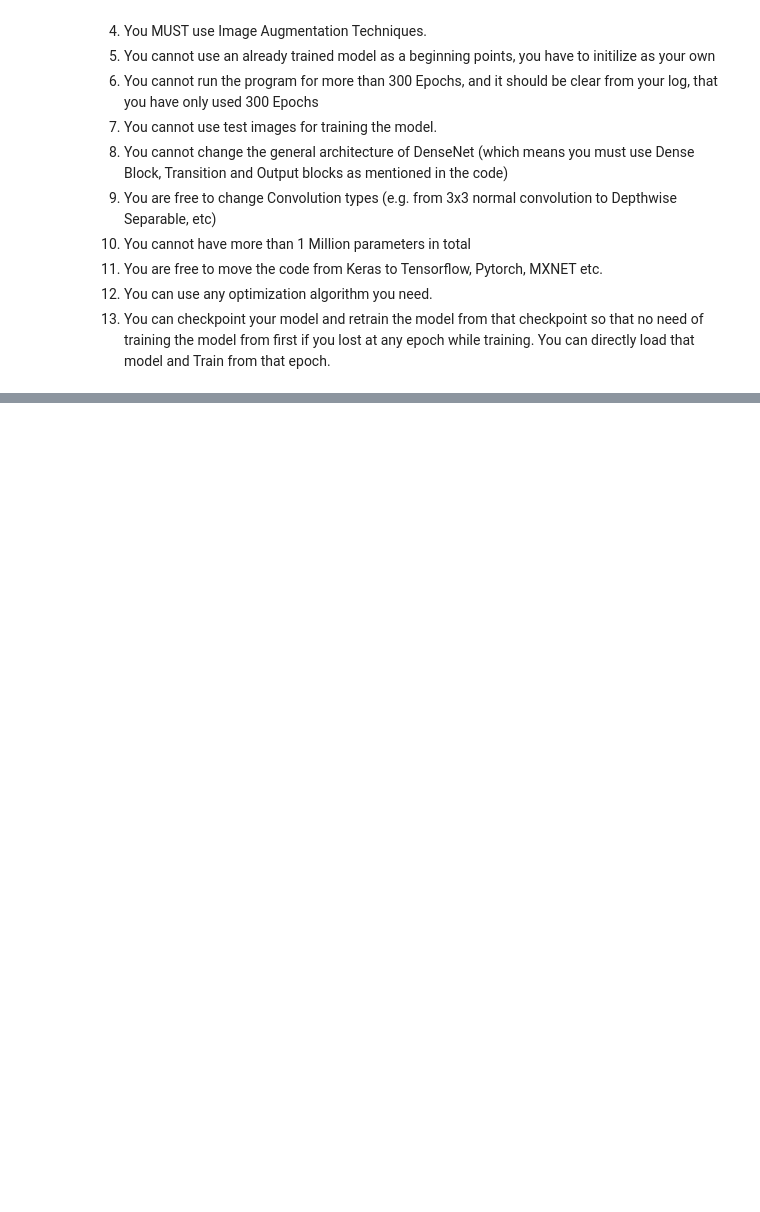
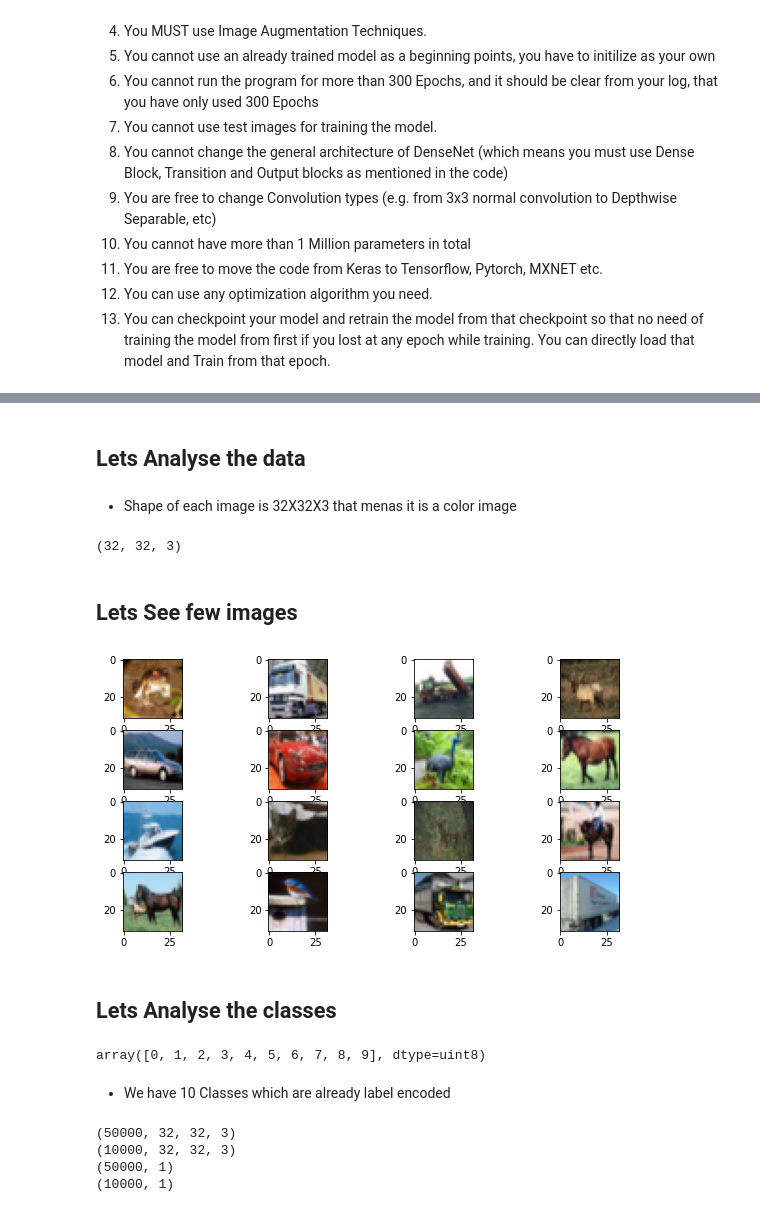
Before and after one commit to skurnapally/Assignments, a Jupyter notebook: CIFR Assignment files/CNN on CIFR Assignment.ipynb, the cells around one changed output, grey strips where cells are left out. Drawn from its saved outputs; the diff is of its cells as text; code cells hidden in the pictures; blank space fills up the shorter version.

```diff
--- a/CIFR Assignment files/CNN on CIFR Assignment.ipynb
+++ b/CIFR Assignment files/CNN on CIFR Assignment.ipynb
@@ -16,0 +51,4 @@
+# %%
+# Load CIFAR10 Data
+(X_train, y_train), (X_test, y_test) = tf.keras.datasets.cifar10.load_data()
+img_height, img_width, channel = X_train.shape[1],X_train.shape[2],X_train.shape[3]
@@ -16,0 +58,29 @@
+# %% [markdown]
+## Lets Analyse the data
+# %% [markdown]
+* Shape of each image is 32X32X3 that menas it is a color image
+# %%
+X_train[0].shape
+# %% [output]
+(32, 32, 3)
+# %% [markdown]
+## Lets See few images
+# %%
+fig = plt.figure(figsize=(10, 5))
+rows = 4
+columns = 4
+for i in range(16):
+  image = X_train[i]
+  fig.add_subplot(rows, columns, i+1)
+  plt.imshow(image)
+plt.show()
+# %% [output]
+[figure, added]
+# %% [markdown]
+## Lets Analyse the classes
+# %%
+np.unique(y_train)
+# %% [output]
+array([0, 1, 2, 3, 4, 5, 6, 7, 8, 9], dtype=uint8)
+# %% [markdown]
+* We have 10 Classes which are already label encoded
@@ -16,0 +89,10 @@
+# %%
+print(X_train.shape)
+print(X_test.shape)
+print(y_train.shape)
+print(y_test.shape)
+# %% [output]
+(50000, 32, 32, 3)
+(10000, 32, 32, 3)
+(50000, 1)
+(10000, 1)
```
Also changed, not shown: parts of 40 cells of this notebook, 9 other files.
